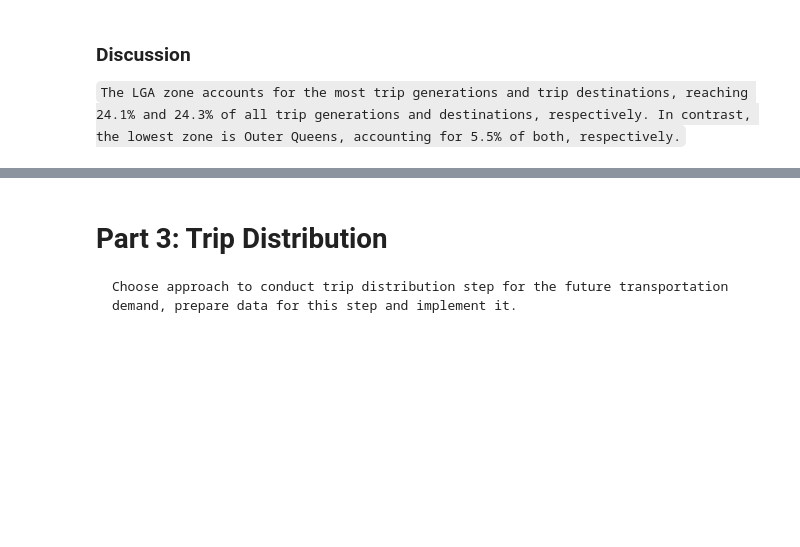
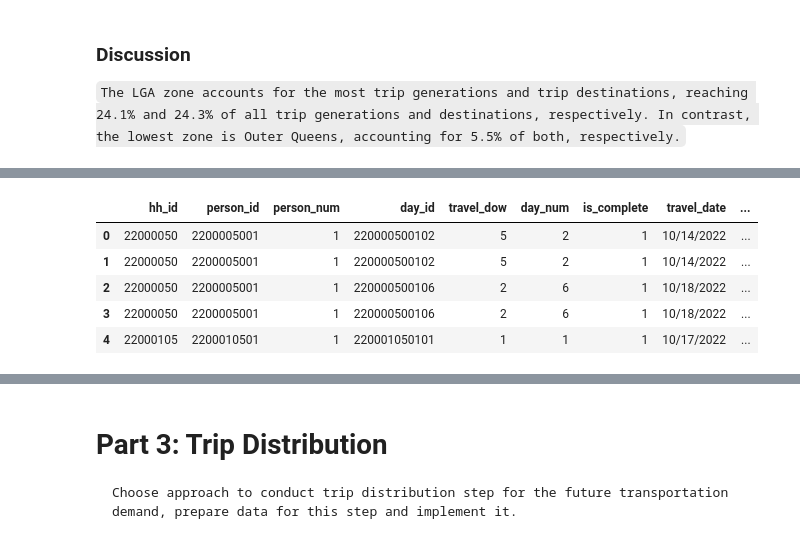
Before and after one commit to WenlongL1/CIE-539-Project, a Jupyter notebook: Project.ipynb, the cells around one changed output, grey strips where cells are left out. Saved outputs shown, nothing was run; the diff lists cells and outputs as text; code cells hidden in the pictures; blank space fills up the shorter version.

```diff
--- a/Project.ipynb
+++ b/Project.ipynb
@@ -686,0 +683,9 @@ plt.show()
+# %%
+dtrp.head()
+# %% [output]
+|  | hh_id | person_id | person_num | day_id | travel_dow | day_num | is_complete | travel_date | ... |
+| 0 | 22000050 | 2200005001 | 1 | 220000500102 | 5 | 2 | 1 | 10/14/2022 | ... |
+| 1 | 22000050 | 2200005001 | 1 | 220000500102 | 5 | 2 | 1 | 10/14/2022 | ... |
+| 2 | 22000050 | 2200005001 | 1 | 220000500106 | 2 | 6 | 1 | 10/18/2022 | ... |
+| 3 | 22000050 | 2200005001 | 1 | 220000500106 | 2 | 6 | 1 | 10/18/2022 | ... |
+| 4 | 22000105 | 2200010501 | 1 | 220001050101 | 1 | 1 | 1 | 10/17/2022 | ... |
```
Also changed, not shown: parts of 26 cells of this notebook, 1 other file.
